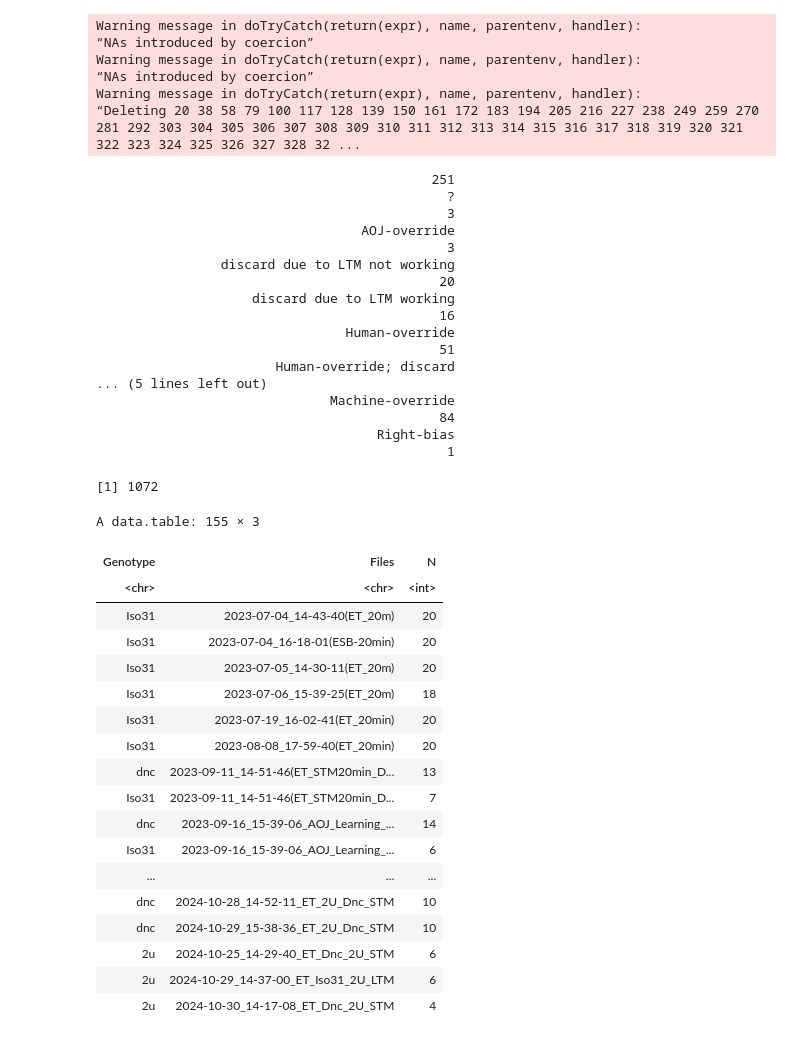
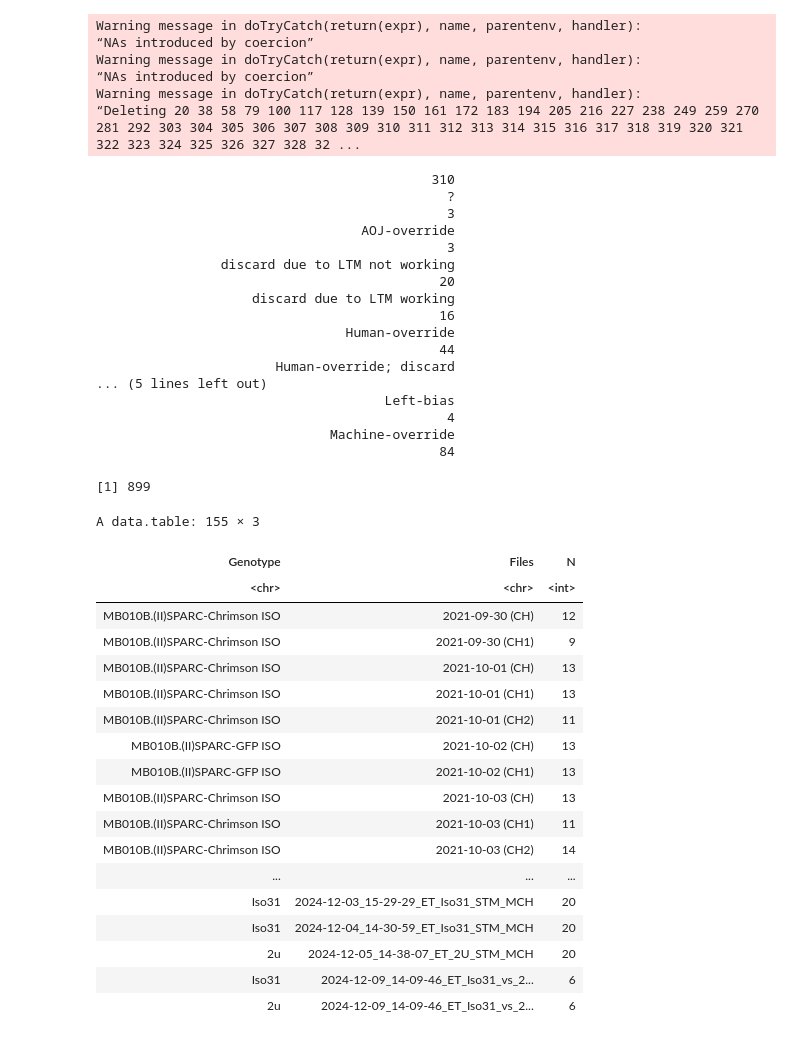
Before and after one commit to shaliulab/idoc-paper, a Jupyter notebook: 0_compile_metadata.ipynb, the cells around one changed output. Saved outputs shown, nothing was run; the diff lists cells and outputs as text; code cells hidden in the pictures.

```diff
--- a/0_compile_metadata.ipynb
+++ b/0_compile_metadata.ipynb
@@ -28,4 +28,21 @@ This notebook reads the IDOC results stored in "IDOC_METHODS_PAPER_METADATA.xlsx
 * ZT4,ZT4.5,ZT5,ZT5.5,ZT6,ZT6.5,ZT7,ZT7.5,ZT8,ZT8.5,ZT9,ZT9.5,ZT10,ZT10.5,ZT11,ZT11.5,ZT12,ZT12.5,ZT13,ZT13.5,ZT14,ZT14.5,ZT15,ZT15.5,ZT16,ZT16.5,ZT17,ZT17.5,ZT18,ZT18.5,ZT19,ZT19.5,ZT20,ZT20.5,ZT21,ZT21.5,ZT22,ZT22.5,ZT23,ZT23.5,ZT24,ZT24.5,ZT25,ZT25.5,ZT26,ZT26.5,ZT27,ZT27.5,ZT28,ZT28.5,ZT29,ZT29.5,ZT30
 * ZT4_interactions,ZT4.5_interactions,ZT5_interactions,ZT5.5_interactions,ZT6_interactions,ZT6.5_interactions,ZT7_interactions,ZT7.5_interactions,ZT8_interactions,ZT8.5_interactions,ZT9_interactions,ZT9.5_interactions,ZT10_interactions,ZT10.5_interactions,ZT11_interactions,ZT11.5_interactions,ZT12_interactions,ZT12.5_interactions,ZT13_interactions,ZT13.5_interactions,ZT14_interactions,ZT14.5_interactions,ZT15_interactions,ZT15.5_interactions,ZT16_interactions,ZT16.5_interactions,ZT17_interactions,ZT17.5_interactions,ZT18_interactions,ZT18.5_interactions,ZT19_interactions,ZT19.5_interactions,ZT20_interactions,ZT20.5_interactions,ZT21_interactions,ZT21.5_interactions,ZT22_interactions,ZT22.5_interactions,ZT23_interactions,ZT23.5_interactions,ZT24_interactions,ZT24.5_interactions,ZT25_interactions,ZT25.5_interactions,ZT26_interactions,ZT26.5_interactions,ZT27_interactions,ZT27.5_interactions,ZT28_interactions,ZT28.5_interactions,ZT29_interactions,ZT29.5_interactions,ZT30_interactions
 User
+# %%
+database <- "IDOC_metadata_AOJ - metadata.csv"
+metadata_aoj <- data.table::fread(database)[fly_name_reference != "" & comment=="OK",]
+metadata_aoj<-metadata_aoj[keep==TRUE, ]
+metadata_aoj<-metadata_aoj[Training%in%c("1X", "6X_Spaced", "6X_Massed"),]
+metadata_aoj<-metadata_aoj[Gender=="FEM",]
+metadata_etho_aoj <- data.table::fread("IDOC_metadata_AOJ - ethoscope_overnight.csv")
+metadata_aoj <- merge(
+    metadata_aoj,
+    metadata_etho_aoj[, .(
+        PRE_ROI, POST_ROI, Files, region_id, date, machine_name, schedule,
+        SD_quality, SD_quality_second_eye, interactor, interactor_time_window, food
+    )],
+    by=c("PRE_ROI", "POST_ROI", "Files"),
+    all=TRUE
+)
+metadata_aoj[is.na(food), food := "NONE"]
 # %%
@@ -128,6 +150,7 @@ metadata_stm <- read_idoc_metadata(file = database, sheets=sheets, columns = col
 # STM flies don't go to the ethoscope, so region_id is NONE
 metadata_stm$region_id <- "NONE"
 metadata_stm$food<-"NONE"
+metadata_stm<-metadata_stm[Keep==TRUE,]
 # %% [output]
 Warning message in doTryCatch(return(expr), name, parentenv, handler):
 “Deleting 21 42 63 82 103 124 145 166 rows from metadata”
@@ -163,11 +186,11 @@ Warning message in doTryCatch(return(expr), name, parentenv, handler):
 “Deleting 11 22 33 44 55 66 rows from metadata”
 # %%
 metadata <- rbind(
-    metadata_stm[, .(PRE_Reason, POST_Reason, fly_name_reference, date=NA_character_, reference_hour=NA_real_, machine_name=NA_character_, food, region_id=NA, Files, PRE_ROI, POST_ROI, Genotype, Gender, Age, interactor, interactor_time_window, Training, SD_quality, SD_quality_second_eye, `comment on SD`, User, experiment, PRE_1, PRE_2, PRE, POST_1, POST_2, POST)],
-    metadata_ltm[, .(PRE_Reason, POST_Reason, fly_name_reference, date=as.character(date), reference_hour=11, machine_name, food, region_id, Files, PRE_ROI, POST_ROI, Genotype, Gender, Age, interactor, interactor_time_window, Training, SD_quality, SD_quality_second_eye, `comment on SD`, User, experiment, PRE_1, PRE_2, PRE, POST_1, POST_2, POST)],
-    metadata_gtacr[, .(PRE_Reason, POST_Reason, fly_name_reference, date=as.character(date), reference_hour=NA_real_, machine_name, food, region_id, Files, PRE_ROI, POST_ROI, Genotype, Gender, Age, interactor, interactor_time_window, Training, SD_quality, SD_quality_second_eye, `comment on SD`, User, experiment, PRE_1, PRE_2, PRE, POST_1, POST_2, POST)],
-    metadata_ch[, .(PRE_Reason, POST_Reason, fly_name_reference, date=NA_character_, reference_hour=11, machine_name=NA_character_, food, region_id=NA, Files, PRE_ROI, POST_ROI, Genotype, Gender, Age, interactor, interactor_time_window, Training, SD_quality, SD_quality_second_eye, `comment on SD`, User, experiment, PRE_1, PRE_2, PRE, POST_1, POST_2, POST)],
-    metadata_aoj[, .(PRE_Reason, POST_Reason, fly_name_reference, date=as.character(date), reference_hour, machine_name, region_id, food, Files, PRE_ROI, POST_ROI, Genotype, Gender, Age, interactor, interactor_time_window, Training, SD_quality, SD_quality_second_eye, `comment on SD`="NONE", User, experiment, PRE_1, PRE_2, PRE, POST_1, POST_2, POST)]
+    metadata_stm[, .(PRE_Reason, POST_Reason, fly_name_reference, date=NA_character_, reference_hour=NA_real_, machine_name=NA_character_, CS="OCT", food, region_id=NA, Files, PRE_ROI, POST_ROI, Genotype, Gender, Age, interactor, interactor_time_window, Training, SD_quality, SD_quality_second_eye, `comment on SD`, User, experiment, PRE_1, PRE_2, PRE, POST_1, POST_2, POST)],
+    metadata_ltm[, .(PRE_Reason, POST_Reason, fly_name_reference, date=as.character(date), reference_hour=11, machine_name, CS="OCT", food, region_id, Files, PRE_ROI, POST_ROI, Genotype, Gender, Age, interactor, interactor_time_window, Training, SD_quality, SD_quality_second_eye, `comment on SD`, User, experiment, PRE_1, PRE_2, PRE, POST_1, POST_2, POST)],
+    metadata_gtacr[, .(PRE_Reason, POST_Reason, fly_name_reference, date=as.character(date), reference_hour=NA_real_, machine_name, CS="OCT", food, region_id, Files, PRE_ROI, POST_ROI, Genotype, Gender, Age, interactor, interactor_time_window, Training, SD_quality, SD_quality_second_eye, `comment on SD`, User, experiment, PRE_1, PRE_2, PRE, POST_1, POST_2, POST)],
+    metadata_ch[, .(PRE_Reason, POST_Reason, fly_name_reference, date=NA_character_, reference_hour=11, machine_name=NA_character_, CS="OCT", food, region_id=NA, Files, PRE_ROI, POST_ROI, Genotype, Gender, Age, interactor, interactor_time_window, Training, SD_quality, SD_quality_second_eye, `comment on SD`, User, experiment, PRE_1, PRE_2, PRE, POST_1, POST_2, POST)],
+    metadata_aoj[, .(PRE_Reason, POST_Reason, fly_name_reference, date=as.character(date), reference_hour, machine_name, region_id, CS, food, Files, PRE_ROI, POST_ROI, Genotype, Gender, Age, interactor, interactor_time_window, Training, SD_quality, SD_quality_second_eye, `comment on SD`="NONE", User, experiment, PRE_1, PRE_2, PRE, POST_1, POST_2, POST)]
 )
 # %%
 metadata[experiment=="24hr LTM CHX", experiment := "24hr LTM CXM"]
@@ -204,7 +227,7 @@ data.table::fwrite(x = metadata_etho, file="metadata_etho.csv")
 # %%
 table(metadata$POST_Reason)
 # %% [output]
-                                           251
+                                           310
                                              ?
                                              3
                                   AOJ-override
@@ -214,38 +237,38 @@ table(metadata$POST_Reason)
                     discard due to LTM working
                                             16
                                 Human-override
-                                            51
+                                            44
                        Human-override; discard
 ... (5 lines left out)
+                                     Left-bias
+                                             4
                               Machine-override
                                             84
-                                    Right-bias
-                                             1
 # %%
 sum(is.na(metadata$POST_Reason))
 # %% [output]
-[1] 1072
+[1] 899
 # %%
 #sort(unique(metadata$Files))
 # %%
-metadata[, .N, by=.(Genotype, Files)]
+metadata[, .N, by=.(Genotype, Files)][order(Files),]
 # %% [output]
 A data.table: 155 × 3
 | Genotype | Files | N |
 | <chr> | <chr> | <int> |
-| Iso31 | 2023-07-04_14-43-40(ET_20m) | 20 |
-| Iso31 | 2023-07-04_16-18-01(ESB-20min) | 20 |
-| Iso31 | 2023-07-05_14-30-11(ET_20m) | 20 |
-| Iso31 | 2023-07-06_15-39-25(ET_20m) | 18 |
-| Iso31 | 2023-07-19_16-02-41(ET_20min) | 20 |
-| Iso31 | 2023-08-08_17-59-40(ET_20min) | 20 |
-| dnc | 2023-09-11_14-51-46(ET_STM20min_D... | 13 |
-| Iso31 | 2023-09-11_14-51-46(ET_STM20min_D... | 7 |
-| dnc | 2023-09-16_15-39-06_AOJ_Learning_... | 14 |
-| Iso31 | 2023-09-16_15-39-06_AOJ_Learning_... | 6 |
+| MB010B.(II)SPARC-Chrimson ISO | 2021-09-30 (CH) | 12 |
+| MB010B.(II)SPARC-Chrimson ISO | 2021-09-30 (CH1) | 9 |
+| MB010B.(II)SPARC-Chrimson ISO | 2021-10-01 (CH) | 13 |
+| MB010B.(II)SPARC-Chrimson ISO | 2021-10-01 (CH1) | 13 |
+| MB010B.(II)SPARC-Chrimson ISO | 2021-10-01 (CH2) | 11 |
+| MB010B.(II)SPARC-GFP ISO | 2021-10-02 (CH) | 13 |
+| MB010B.(II)SPARC-GFP ISO | 2021-10-02 (CH1) | 13 |
+| MB010B.(II)SPARC-Chrimson ISO | 2021-10-03 (CH) | 13 |
+| MB010B.(II)SPARC-Chrimson ISO | 2021-10-03 (CH1) | 11 |
+| MB010B.(II)SPARC-Chrimson ISO | 2021-10-03 (CH2) | 14 |
 | ... | ... | ... |
-| dnc | 2024-10-28_14-52-11_ET_2U_Dnc_STM | 10 |
-| dnc | 2024-10-29_15-38-36_ET_2U_Dnc_STM | 10 |
-| 2u | 2024-10-25_14-29-40_ET_Dnc_2U_STM | 6 |
-| 2u | 2024-10-29_14-37-00_ET_Iso31_2U_LTM | 6 |
-| 2u | 2024-10-30_14-17-08_ET_Dnc_2U_STM | 4 |
+| Iso31 | 2024-12-03_15-29-29_ET_Iso31_STM_MCH | 20 |
+| Iso31 | 2024-12-04_14-30-59_ET_Iso31_STM_MCH | 20 |
+| 2u | 2024-12-05_14-38-07_ET_2U_STM_MCH | 20 |
+| Iso31 | 2024-12-09_14-09-46_ET_Iso31_vs_2... | 6 |
+| 2u | 2024-12-09_14-09-46_ET_Iso31_vs_2... | 6 |
```
Also changed, not shown: parts of 2 cells of this notebook, 20 other files.
